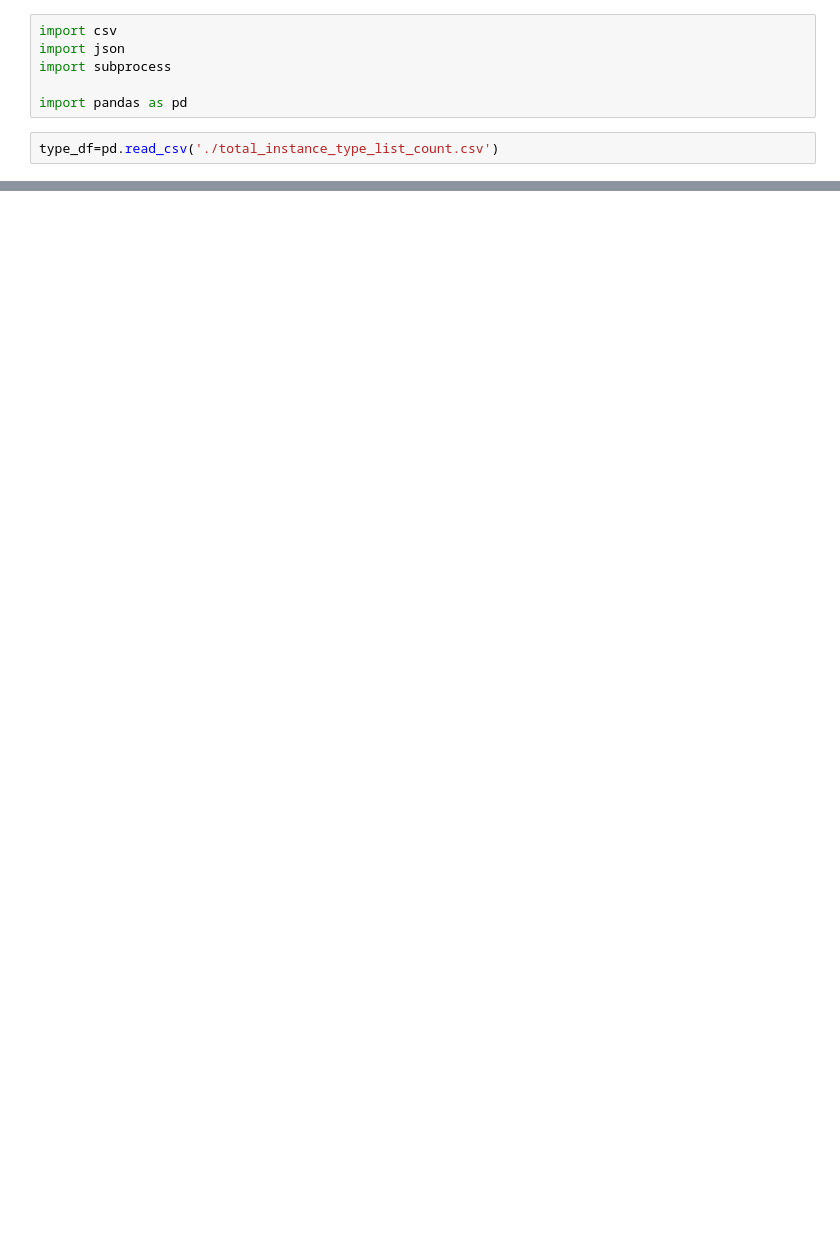
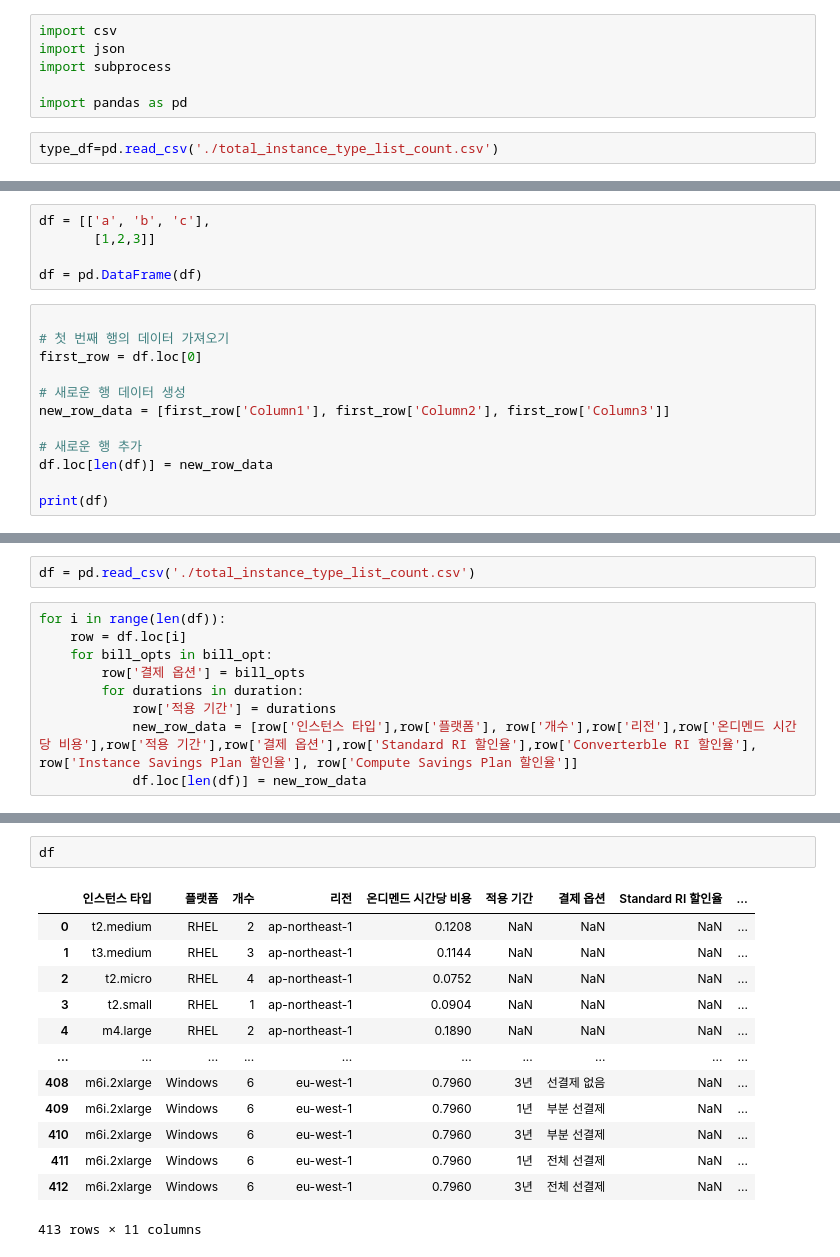
Before and after one commit to gunniLEE/aws-instance-type-list-check, a Jupyter notebook: test.ipynb, the cells around one changed output, grey strips where cells are left out. Cells and saved outputs as stored; diff of their text form; blank space fills up the shorter version.

```diff
--- a/test.ipynb
+++ b/test.ipynb
@@ -104,0 +79,17 @@ command
+# %%
+df = [['a', 'b', 'c'],
+       [1,2,3]]
+
+df = pd.DataFrame(df)
+# %%
+
+# 첫 번째 행의 데이터 가져오기
+first_row = df.loc[0]
+
+# 새로운 행 데이터 생성
+new_row_data = [first_row['Column1'], first_row['Column2'], first_row['Column3']]
+
+# 새로운 행 추가
+df.loc[len(df)] = new_row_data
+
+print(df)
@@ -104,0 +101,11 @@ command
+# %%
+df = pd.read_csv('./total_instance_type_list_count.csv')
+# %%
+for i in range(len(df)):
+    row = df.loc[i]
+    for bill_opts in bill_opt:
+        row['결제 옵션'] = bill_opts
+        for durations in duration:
+            row['적용 기간'] = durations
+            new_row_data = [row['인스턴스 타입'],row['플랫폼'], row['개수'],row['리전'],row['온디멘드 시간당 비용'],row['적용 기간'],row['결제 옵션'],row['Standard RI 할인율'],row['Converterble RI 할인율'], row['Instance Savings Plan 할인율'], row['Compute Savings Plan 할인율']]
+            df.loc[len(df)] = new_row_data
@@ -104,0 +130,16 @@ command
+# %%
+df
+# %% [output]
+|  | 인스턴스 타입 | 플랫폼 | 개수 | 리전 | 온디멘드 시간당 비용 | 적용 기간 | 결제 옵션 | Standard RI 할인율 | ... |
+| 0 | t2.medium | RHEL | 2 | ap-northeast-1 | 0.1208 | NaN | NaN | NaN | ... |
+| 1 | t3.medium | RHEL | 3 | ap-northeast-1 | 0.1144 | NaN | NaN | NaN | ... |
+| 2 | t2.micro | RHEL | 4 | ap-northeast-1 | 0.0752 | NaN | NaN | NaN | ... |
+| 3 | t2.small | RHEL | 1 | ap-northeast-1 | 0.0904 | NaN | NaN | NaN | ... |
+| 4 | m4.large | RHEL | 2 | ap-northeast-1 | 0.1890 | NaN | NaN | NaN | ... |
+| ... | ... | ... | ... | ... | ... | ... | ... | ... | ... |
+| 408 | m6i.2xlarge | Windows | 6 | eu-west-1 | 0.7960 | 3년 | 선결제 없음 | NaN | ... |
+| 409 | m6i.2xlarge | Windows | 6 | eu-west-1 | 0.7960 | 1년 | 부분 선결제 | NaN | ... |
+| 410 | m6i.2xlarge | Windows | 6 | eu-west-1 | 0.7960 | 3년 | 부분 선결제 | NaN | ... |
+| 411 | m6i.2xlarge | Windows | 6 | eu-west-1 | 0.7960 | 1년 | 전체 선결제 | NaN | ... |
+| 412 | m6i.2xlarge | Windows | 6 | eu-west-1 | 0.7960 | 3년 | 전체 선결제 | NaN | ... |
+413 rows × 11 columns
```
Also changed, not shown: parts of 18 cells of this notebook, 2 other files.
